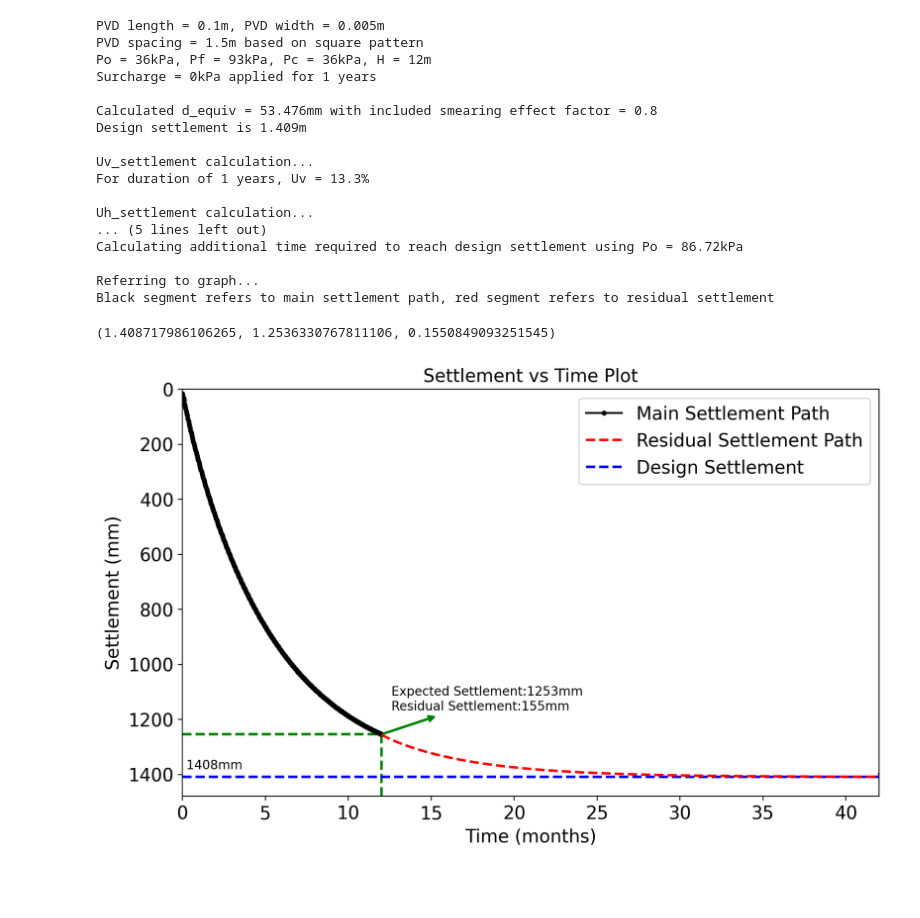
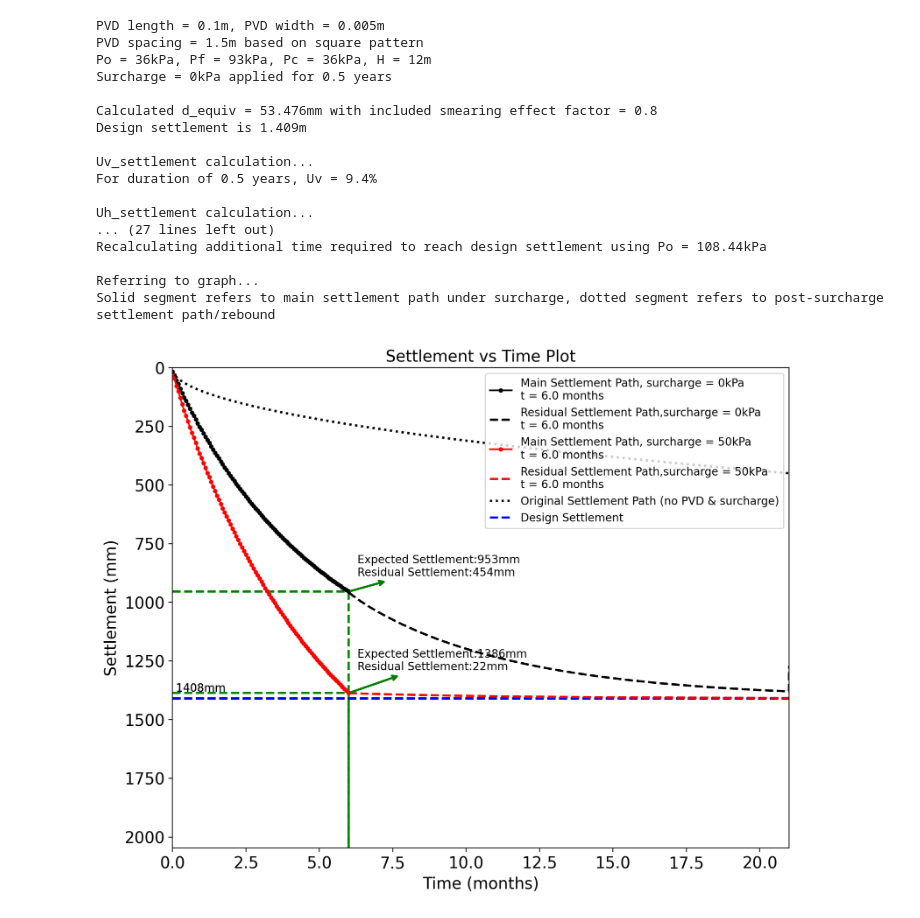
Before and after one commit to zackng96/PVD_Settlement_Time, a Jupyter notebook: Settlement_Time_test.ipynb, the cells around one changed output. Saved outputs shown, nothing was run; the diff lists cells and outputs as text; code cells hidden in the pictures; blank space fills up the shorter version.

Commit message:
Add files via upload
updated with more graphing flexibilities

```diff
--- a/Settlement_Time_test.ipynb
+++ b/Settlement_Time_test.ipynb
@@ -29,15 +376,21 @@ pylab.rcParams.update(params)
 # %%
+#!/usr/bin/env python3
+# -*- coding: utf-8 -*-
+"""
+Created on Mon Mar 22 23:41:50 2021
+
+@author: ngzicong
+"""
 ###################################################################################################
 #Testing using lecture example on slides 102++
 #Edit soil params here
 ###################################################################################################
-#Surcharge, duration and PVD specifications
 surcharge = 0 #kPa
-duration = 1 #years of which surcharge is applied
+duration = 0.5 #years of which surcharge is applied
 length = 0.1 #m, PVD strip long side
 width = 5e-3 #m, PVD strip short side
 spacing = 1.5 #m c/c spacing
-pattern = 'square' #arrangement. Can use 'triangular' as well
+pattern = 'square' #arrangement
 smear = 0.8 #smearing factor
 
 #Strata thickness, initial and final effective stresses
@@ -46,45 +399,61 @@ H = 12 #m
 Po, Pf = 36,93 #kPa
 double_drain = True #if mudstone/stiff clay base, set to False
 
 #Soil consolidation properties
 Pc = Po #kPa, Assumed NC in this case
 e0 = 2.16
 Cc = 0.9
 Cr = 0.06
 cv = 1 #m^2/year
 ch = 2 #m^2/year
 
 #Graph display #toggle True if needed
 Uv_graph = False #Annotated Terzaghi plot
 Uh_graph = False #Annotated Barron plot
 graph = True #for settlement time plot
 add = 2.5 #extra add*duration to observe residual settlement path
-###################################################################################################
-###################################################################################################
 
-PVD_given_duration(length, width,
-                   spacing, surcharge,
-                   Po, Pf, Pc, H,
-                   pattern = pattern, e0 = e0, Cc = Cc, Cr = Cr, cv = cv, ch = ch,
-                   smear = smear, duration = duration, double_drain = double_drain, add = add,
-                   Uv_graph = Uv_graph, Uh_graph = Uh_graph, graph = graph)
+
+Settlement_Time_1 = PVD_given_duration(length, width,
+                                       spacing, surcharge,
+                                       Po, Pf, Pc, H,
+                                       pattern = pattern, e0 = e0, Cc = Cc, Cr = Cr, cv = cv, ch = ch,
+                                       smear = smear, duration = duration, double_drain = double_drain, add = add,
+                                       Uv_graph = Uv_graph, Uh_graph = Uh_graph,
+                                       graph = graph, main_color = 'k', legend = False)
+
+Settlement_Time_2 = PVD_given_duration(length, width,
+                                       spacing, 50,
+                                       Po, Pf, Pc, H,
+                                       pattern = pattern, e0 = e0, Cc = Cc, Cr = Cr, cv = cv, ch = ch,
+                                       smear = smear, duration = duration, double_drain = double_drain, add = add,
+                                       Uv_graph = Uv_graph, Uh_graph = Uh_graph,
+                                       graph = graph, new = False, main_color = 'r', legend = False)
+
+#Settlement_Time_n = [(S_design, S_expected, S_residual, S_surcharge),surcharge_line[0], no_surcharge_line[0], design_line]
+
+S_surcharge = max(Settlement_Time_1[0][-1],Settlement_Time_2[0][-1])
+plt.axis([0,(duration+add*duration)*12, S_surcharge*1000,0.])
+plt.legend(handles=[Settlement_Time_1[1],Settlement_Time_1[2],
+                    Settlement_Time_2[1], Settlement_Time_2[2],Settlement_Time_2[3], Settlement_Time_2[-1]],
+           loc = 'upper right')
+plt.show()
 # %% [output]
 PVD length = 0.1m, PVD width = 0.005m
 PVD spacing = 1.5m based on square pattern
 Po = 36kPa, Pf = 93kPa, Pc = 36kPa, H = 12m
-Surcharge = 0kPa applied for 1 years
+Surcharge = 0kPa applied for 0.5 years
 
 Calculated d_equiv = 53.476mm with included smearing effect factor = 0.8
 Design settlement is 1.409m
 
 Uv_settlement calculation...
-For duration of 1 years, Uv = 13.3%
+For duration of 0.5 years, Uv = 9.4%
 
 Uh_settlement calculation...
-... (5 lines left out)
-Calculating additional time required to reach design settlement using Po = 86.72kPa
+... (27 lines left out)
+Recalculating additional time required to reach design settlement using Po = 108.44kPa
 
 Referring to graph...
-Black segment refers to main settlement path, red segment refers to residual settlement
+Solid segment refers to main settlement path under surcharge, dotted segment refers to post-surcharge settlement path/rebound
-(1.408717986106265, 1.2536330767811106, 0.1550849093251545)
-[figure, old version]
+[figure, new version]
```
Also changed, not shown: parts of 2 cells of this notebook.
